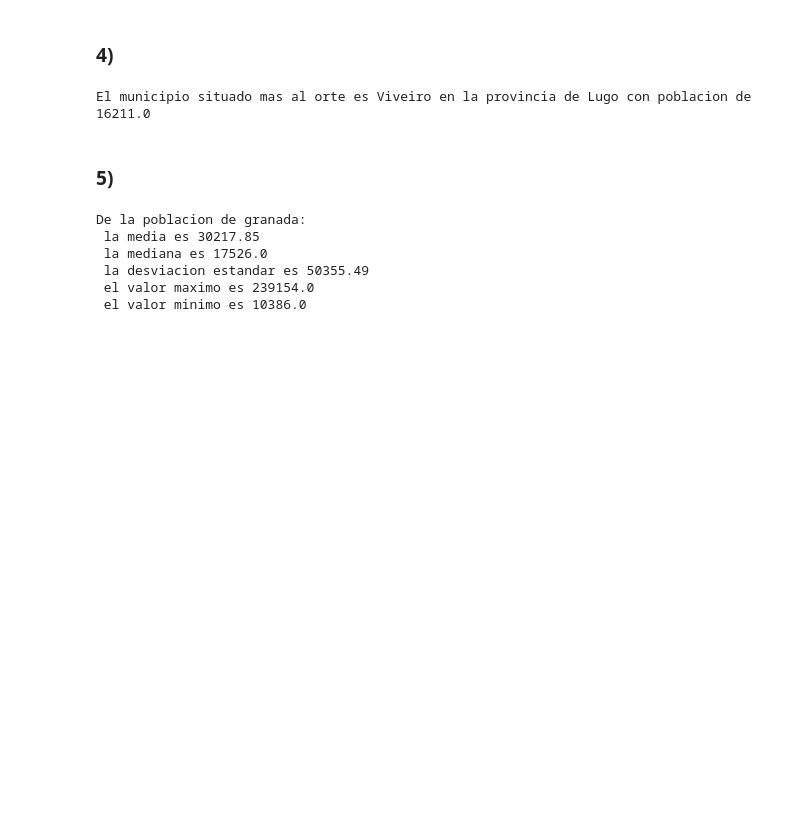
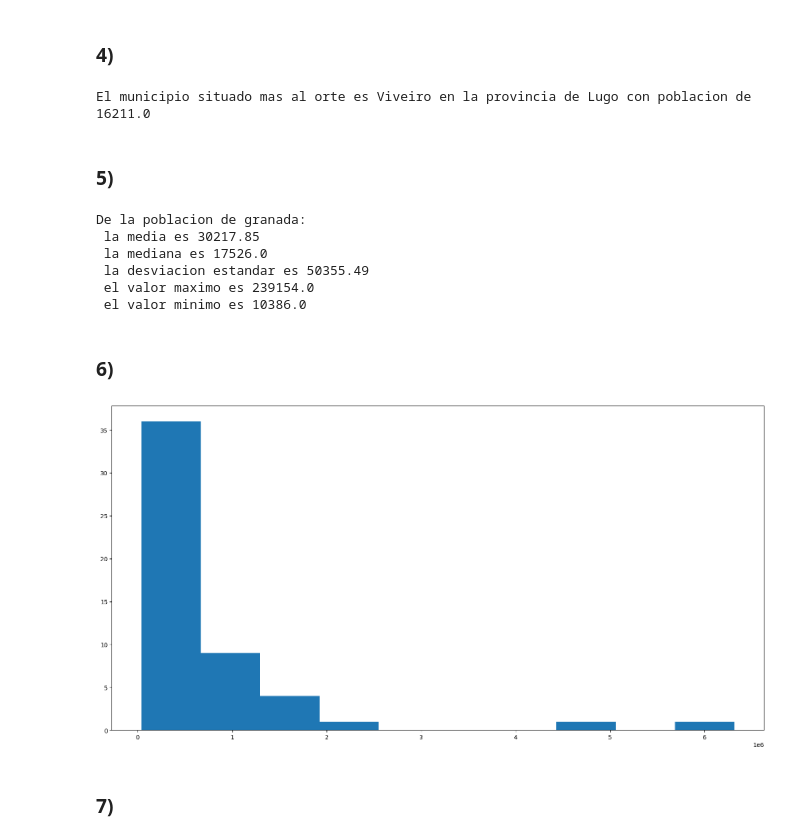
Before and after one commit to JPRodasM/-Laboratorio_3_CDP_23007521, a Jupyter notebook: Laboratorio3.ipynb, the cells around one changed output. Saved outputs shown, nothing was run; the diff lists cells and outputs as text; code cells hidden in the pictures; blank space fills up the shorter version.

```diff
--- a/Laboratorio3.ipynb
+++ b/Laboratorio3.ipynb
@@ -159,3 +159,13 @@ De la poblacion de granada:
  la desviacion estandar es 50355.49
  el valor maximo es 239154.0
  el valor minimo es 10386.0
+# %% [markdown]
+### 6)
+# %%
+DataSort=dataset.groupby('Provincia').sum().reset_index()
+plt.hist(DataSort['Poblacion'])
+plt.show()
+# %% [output]
+[figure, added]
+# %% [markdown]
+### 7)
```
Also changed, not shown: parts of 3 cells of this notebook.
